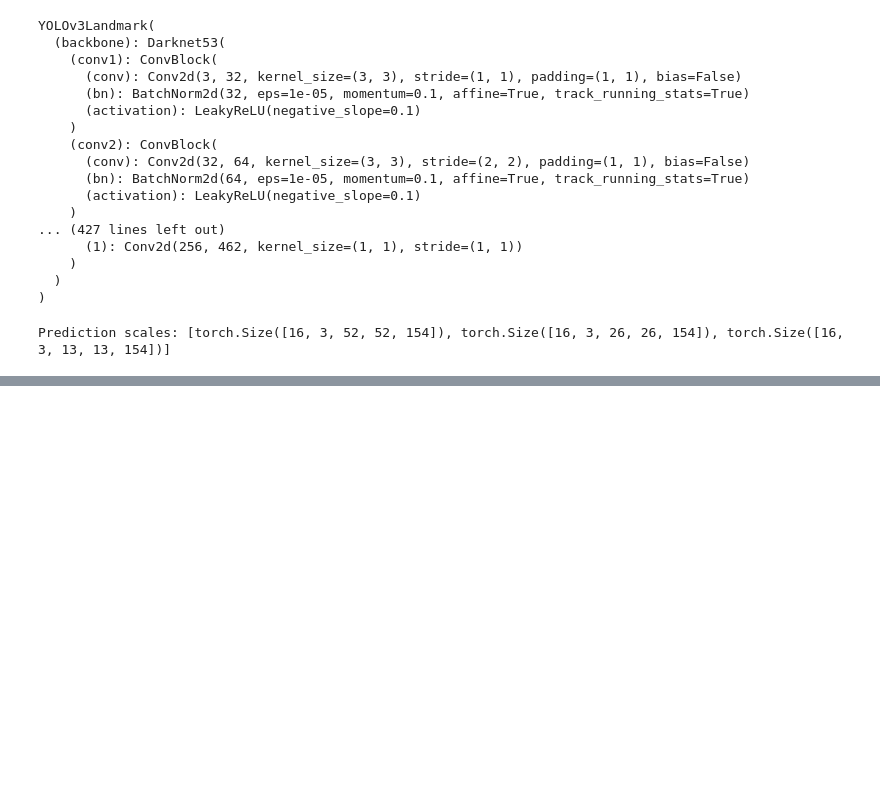
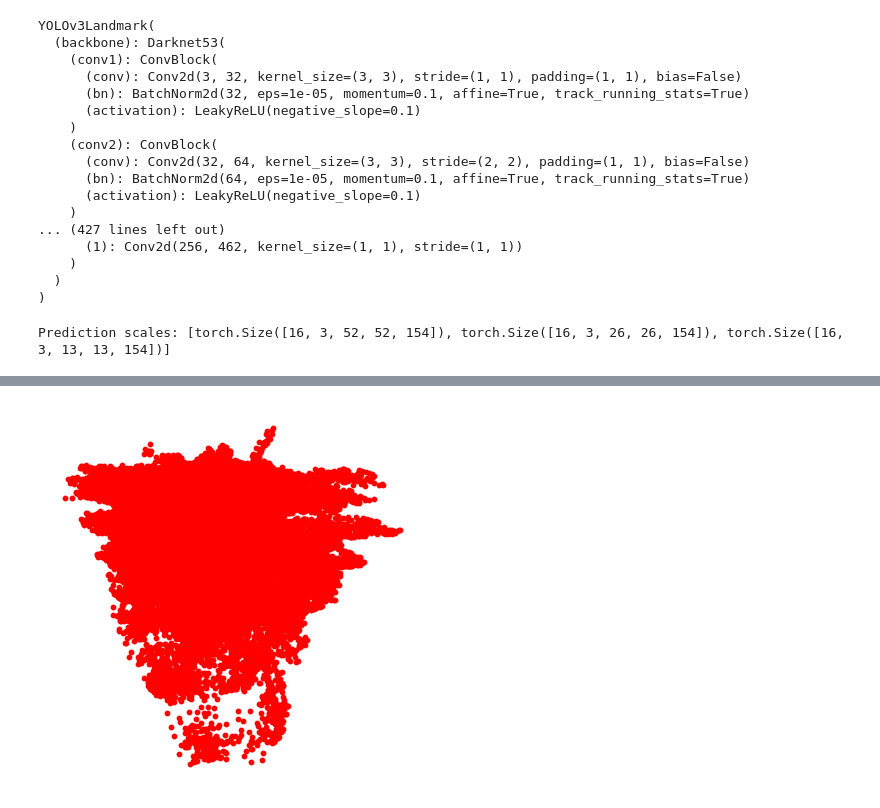
Before and after one commit to Jocareher/landmark-detection, a Jupyter notebook: lmks_cnn.ipynb, the cells around one changed output, grey strips where cells are left out. Cells and saved outputs as stored; diff of their text form; code cells hidden in the pictures; blank space fills up the shorter version.

```diff
--- a/lmks_cnn.ipynb
+++ b/lmks_cnn.ipynb
@@ -1127,6 +1127,6 @@ results = train_loop(
     early_stopping=early_stopping,
     record_metrics=True,  # Set to False if you don't want to log to wandb
     project='YOLOv3-Landmark-Detection',
-    run_name='run_3'
+    run_name='run_5'
 )
 # %% [output]
@@ -1147,0 +1335,22 @@ TypeError: unsupported format string passed to NoneType.__format__
+# %%
+# Parameters
+weights_path = '/Users/jocareher/Library/CloudStorage/OneDrive-Personal/Educación/PhD_UPF_2023/landmarks_detection/best_model_epoch_7.pth'  # Replace with your model weights path
+image_path = '/Users/jocareher/Downloads/lmks_data/lmks_data_test/val/images/synthetic_shape_00901_left.jpg'    # Replace with your image path
+num_classes = 5
+num_landmarks = 72
+image_size = 416
+device = device
+# Anchors (same as used during training)
+ANCHORS = [
+    [(0.28, 0.22), (0.38, 0.48), (0.9, 0.78)],
+    [(0.07, 0.15), (0.15, 0.11), (0.14, 0.29)],
+    [(0.02, 0.03), (0.04, 0.07), (0.08, 0.06)],
+]
+
+# Load the model
+model = load_model(weights_path, num_classes, num_landmarks, device)
+
+# Make predictions and visualize
+predict_and_visualize(image_path, model, num_classes, num_landmarks, ANCHORS, image_size, device)
+# %% [output]
+[figure, added]
```
Also changed, not shown: parts of 2 cells of this notebook, 3 other files.
